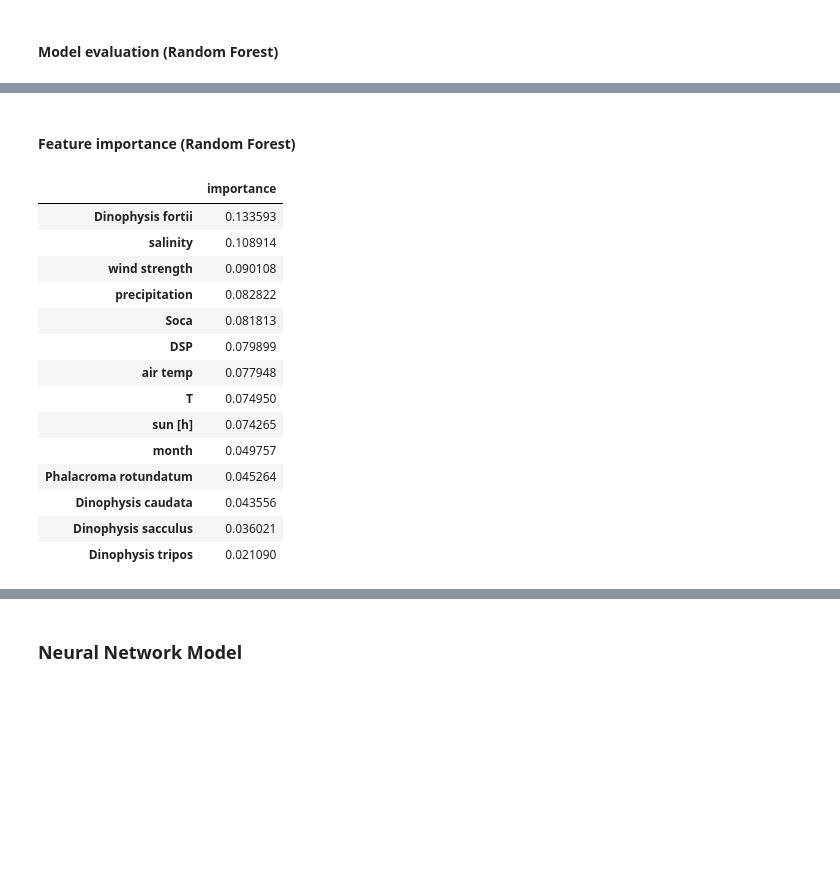
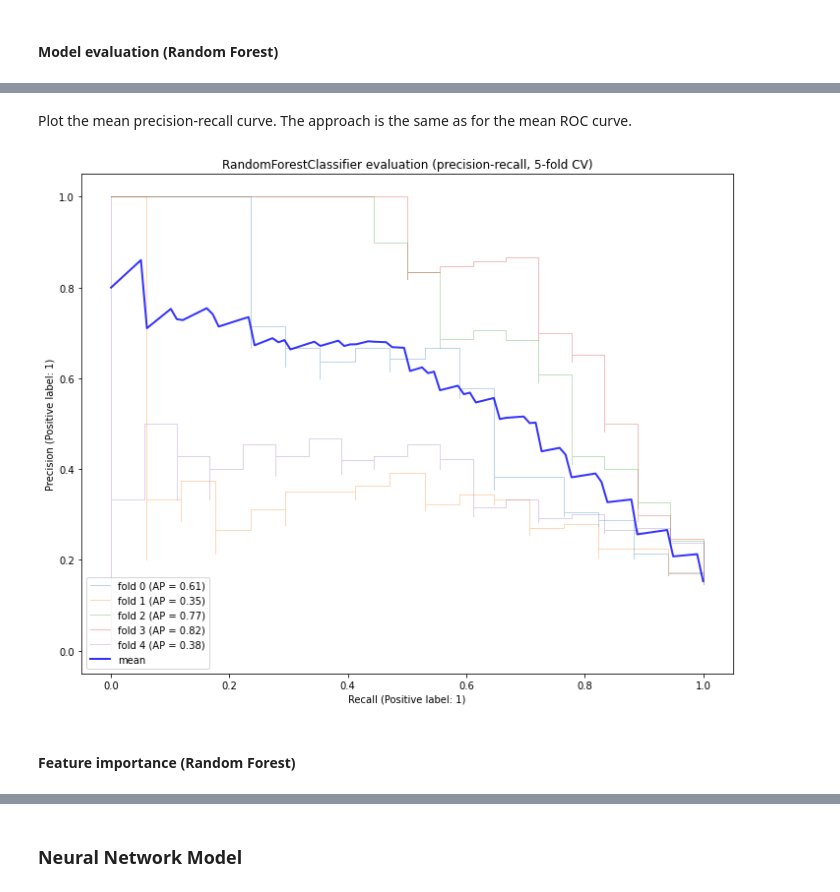
Before and after one commit to MartinMarzi/HABTox-predictor, a Jupyter notebook: HAB_modelling_5_5.ipynb, the cells around one changed output, grey strips where cells are left out. Cells and saved outputs as stored; diff of their text form; code cells hidden in the pictures; blank space fills up the shorter version.

```diff
--- a/HAB_modelling_5_5.ipynb
+++ b/HAB_modelling_5_5.ipynb
@@ -309,28 +359,51 @@ Traceback (most recent call last):
+# %% [markdown]
+Plot the mean precision-recall curve. The approach is the same as for the mean ROC curve.
+# %%
+from sklearn.metrics import PrecisionRecallDisplay
+
+cv = StratifiedKFold(n_splits=nfolds, shuffle=True)
+classifier = resultsGSCV.best_estimator_
+
+prs = []
+aucs = []
+mean_r = np.linspace(0, 1, 100)
+
+fig, ax = plt.subplots(figsize=(10,8))
+for i, (train, test) in enumerate(cv.split(X, y)):
+    classifier.fit(X.iloc[train], y[train])
+    viz = PrecisionRecallDisplay.from_estimator(
+        classifier,
+        X.iloc[test],
+        y[test],
+        name="fold {}".format(i),
+        alpha=0.3,
+        lw=1,
+        ax=ax,
+    )
+    interp_pr = np.interp(mean_r, viz.recall[::-1], viz.precision[::-1])
+    prs.append(interp_pr)
+
+mean_p = np.mean(prs, axis=0)
+ax.plot(
+    mean_r,
+    mean_p,
+    color="b",
+    label=f"mean",
+    lw=2,
+    alpha=0.8,
+)
+ax.legend(loc="lower left")
+clfname = [str(step[1].__class__.__name__) for step in classifier.steps if step[0]=='clf'][0]
+ax.set(
+    # xlim=[-0.05, 1.05],
+    # ylim=[-0.05, 1.05],
+    title=f'{clfname} evaluation (precision-recall, {nfolds}-fold CV)')
+plt.tight_layout()
+plt.show()
+# %% [output]
+[figure, added]
 # %% [markdown]
 #### Feature importance (Random Forest)
-# %%
-# Calculate the feature importance
-clf = gscv.best_estimator_.steps[2][1]
-rf_importances = clf.feature_importances_
-rf_importances_df = pd.DataFrame(data = rf_importances, index = X.columns, columns=["importance"])
-rf_importances_df = rf_importances_df.sort_values(by="importance", ascending=False)
-rf_importances_df
-# %% [output]
-|  | importance |
-| Dinophysis fortii | 0.133593 |
-| salinity | 0.108914 |
-| wind strength | 0.090108 |
-| precipitation | 0.082822 |
-| Soca | 0.081813 |
-| DSP | 0.079899 |
-| air temp | 0.077948 |
-| T | 0.074950 |
-| sun [h] | 0.074265 |
-| month | 0.049757 |
-| Phalacroma rotundatum | 0.045264 |
-| Dinophysis caudata | 0.043556 |
-| Dinophysis sacculus | 0.036021 |
-| Dinophysis tripos | 0.021090 |
 # %%
 # Feature importance of model (best RandomForest from gridsearch) with three methods!
 
```
Also changed, not shown: parts of 19 cells of this notebook, 9 other files.
